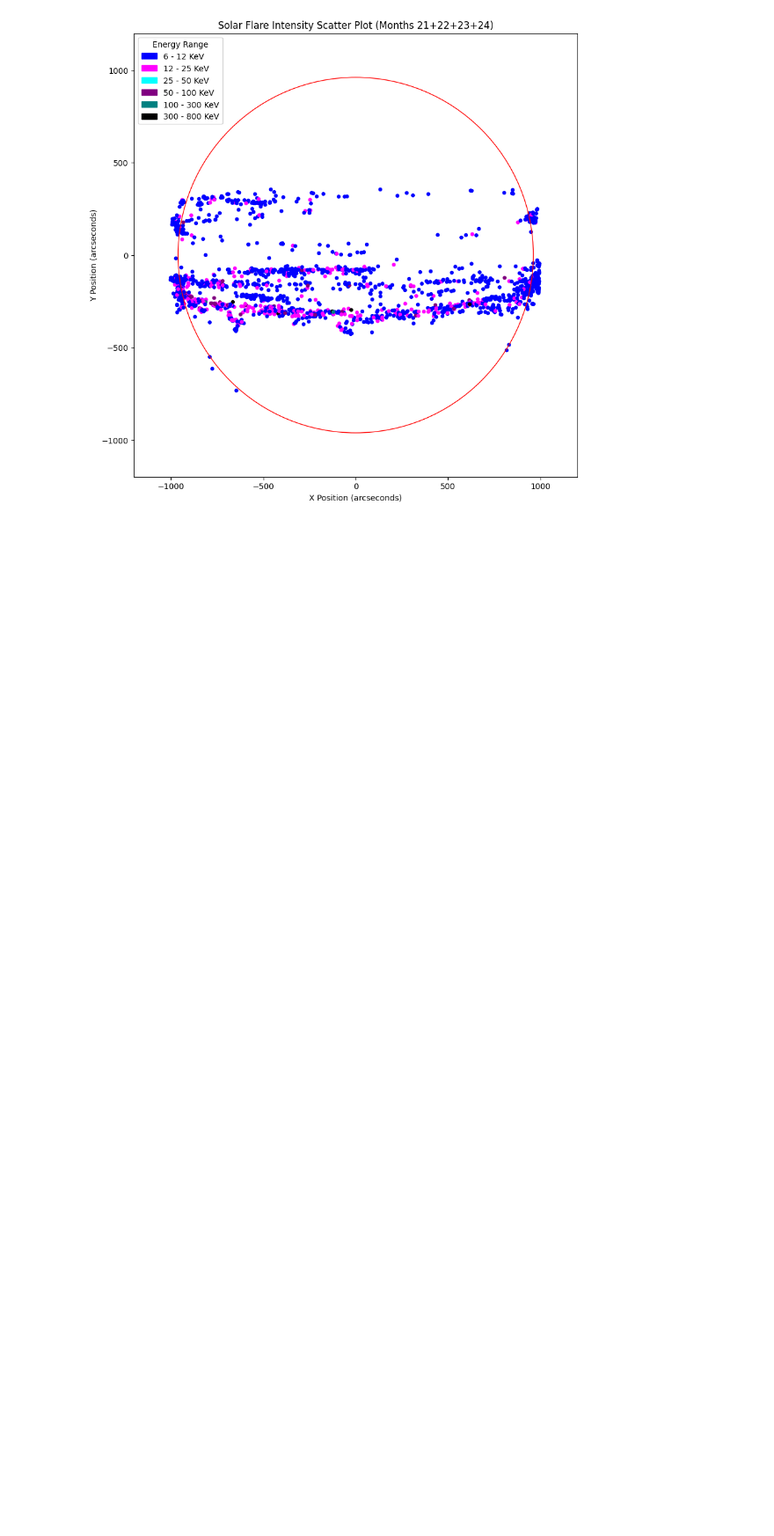
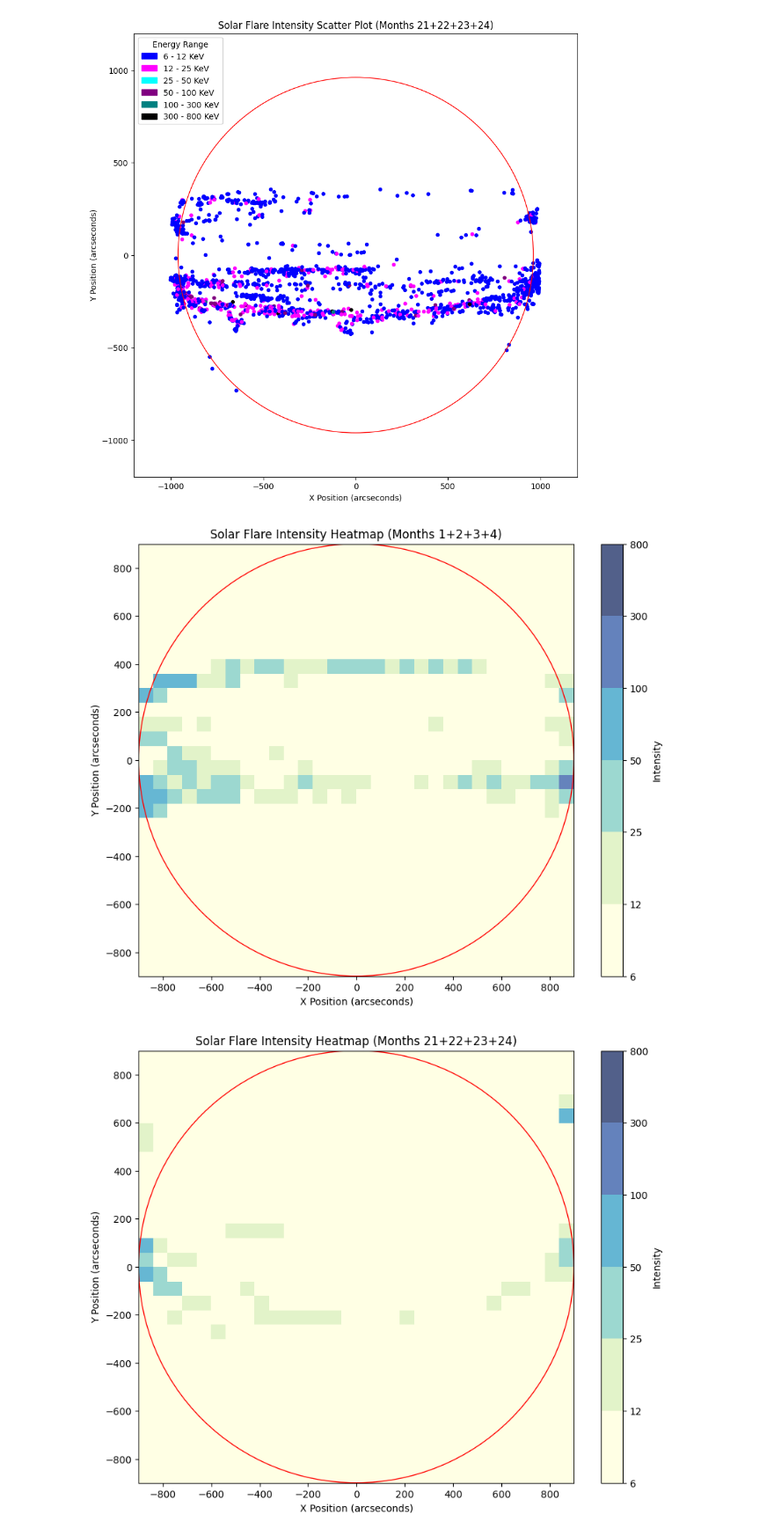
Before and after one commit to stphl/COSC3337-SolarFlaresProject, a Jupyter notebook: #2_Group_Group_Project.ipynb, the cells around one changed output. Shown at 88% size. Saved outputs shown, nothing was run; the diff lists cells and outputs as text; code cells hidden in the pictures; blank space fills up the shorter version.

Commit message:
Added intensity maps for Method 2

```diff
--- a/#2_Group_Group_Project.ipynb
+++ b/#2_Group_Group_Project.ipynb
@@ -141,3 +141,60 @@ plt.show()
 # %% [output]
 [figure]
 [figure]
+# %%
+import numpy as np
+import matplotlib.pyplot as plt
+import pandas as pd
+from matplotlib.colors import BoundaryNorm, ListedColormap
+
+# Load dataset
+df = pd.read_csv('Solar_flare_RHESSI_2004_05.csv')
+
+# Filter data for months 1+2+3+4
+m_1to4 = ((df['year'] == 2004) & (df['month'].between(1, 4)))
+df_1to4 = df[m_1to4]
+
+# Filter data for months 21+22+23+24
+m_21to24 = ((df['year'] == 2005) & (df['month'].between(9, 12)))
+df_21to24 = df[m_21to24]
+
+# Define the energy ranges based on energy.kev values
+energy_kev_ranges = [(6, 12), (12, 25), (25, 50), (50, 100), (100, 300), (300, 800)]
+
+# Create colormap and norm
+cmap = plt.get_cmap('YlGnBu', len(energy_kev_ranges))
+boundaries = [range[0] for range in energy_kev_ranges] + [energy_kev_ranges[-1][1]]
+norm = BoundaryNorm(boundaries, cmap.N, clip=True)
+
+# Set the circle radius
+circle_radius = 900
+
+# Create a heatmap for months 1+2+3+4
+heatmap1, xedges1, yedges1 = np.histogram2d(df_1to4['x.pos.asec'], df_1to4['y.pos.asec'], bins=30)
+extent1 = [-circle_radius, circle_radius, -circle_radius, circle_radius]
+fig1, ax1 = plt.subplots(figsize=(10, 8))
+sc1 = ax1.imshow(heatmap1.T, extent=extent1, origin='lower', aspect='auto', cmap=cmap, alpha=0.7, norm=norm)
+colorbar_ticks1 = [range[0] for range in energy_kev_ranges] + [800]
+ax1.set_title('Solar Flare Intensity Heatmap (Months 1+2+3+4)')
+ax1.set_xlabel('X Position (arcseconds)')
+ax1.set_ylabel('Y Position (arcseconds)')
+circle1 = plt.Circle((0, 0), circle_radius, color='r', fill=False)
+ax1.add_artist(circle1)
+cbar1 = fig1.colorbar(sc1, ax=ax1, label='Intensity', boundaries=boundaries, ticks=colorbar_ticks1)
+
+# Create a heatmap for months 21+22+23+24
+heatmap2, xedges2, yedges2 = np.histogram2d(df_21to24['x.pos.asec'], df_21to24['y.pos.asec'], bins=30)
+extent2 = [-circle_radius, circle_radius, -circle_radius, circle_radius]
+fig2, ax2 = plt.subplots(figsize=(10, 8))
+sc2 = ax2.imshow(heatmap2.T, extent=extent2, origin='lower', aspect='auto', cmap=cmap, alpha=0.7, norm=norm)
+colorbar_ticks2 = [range[0] for range in energy_kev_ranges] + [800]
+ax2.set_title('Solar Flare Intensity Heatmap (Months 21+22+23+24)')
+ax2.set_xlabel('X Position (arcseconds)')
+ax2.set_ylabel('Y Position (arcseconds)')
+circle2 = plt.Circle((0, 0), circle_radius, color='r', fill=False)
+ax2.add_artist(circle2)
+cbar2 = fig2.colorbar(sc2, ax=ax2, label='Intensity', boundaries=boundaries, ticks=colorbar_ticks2)
+plt.show()
+# %% [output]
+[figure, added]
+[figure, added]
```
Also changed, not shown: 1 other file.
